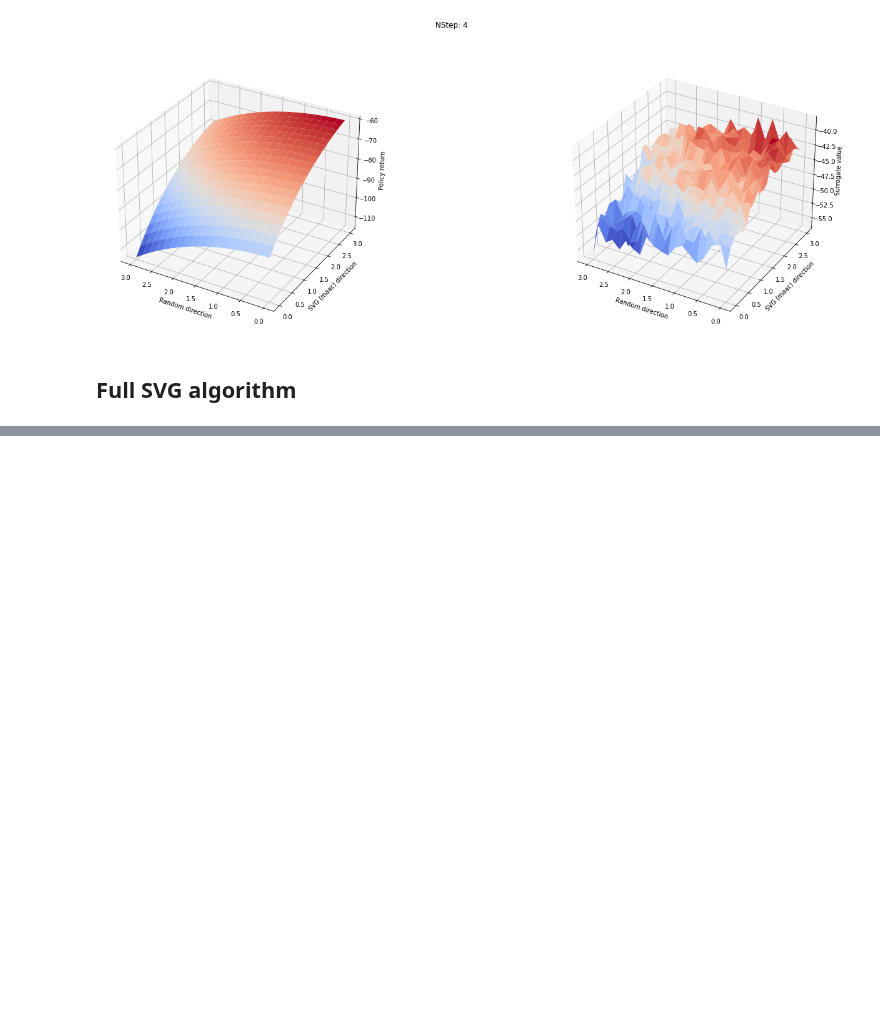
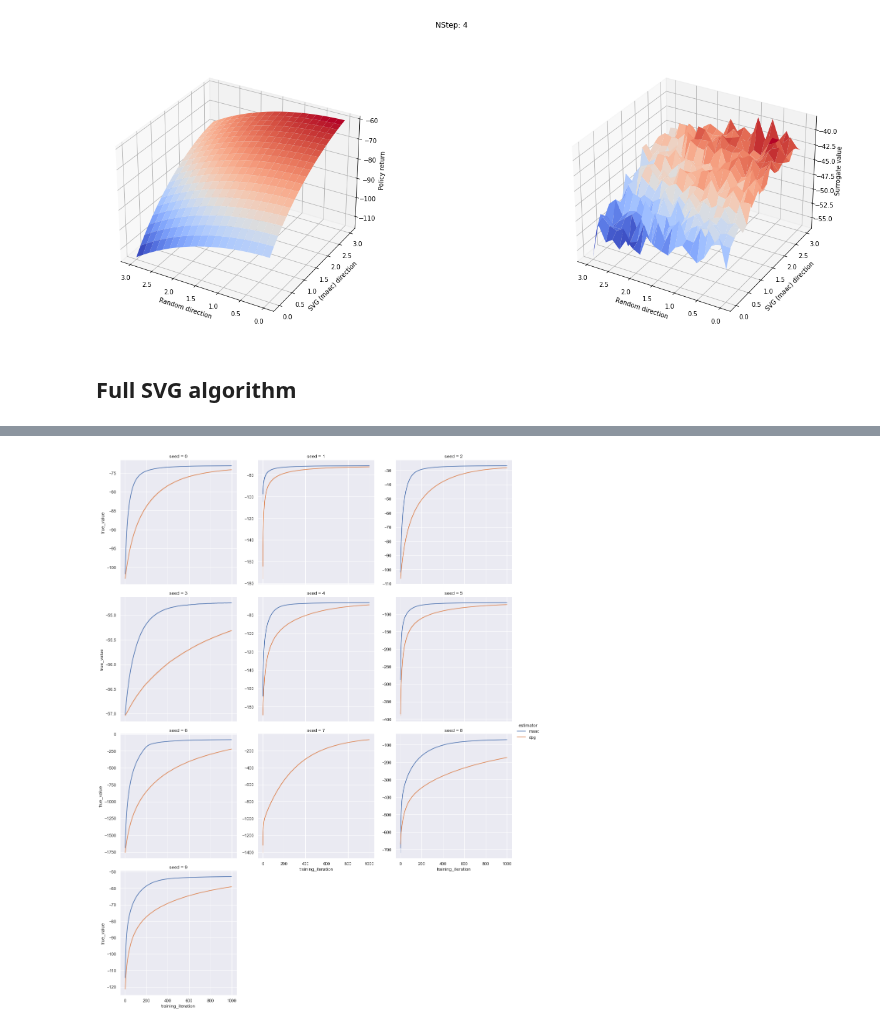
Before and after one commit to 0xangelo/LQSVG, a Jupyter notebook: experiments/dpg_vs_maac.ipynb, the cells around one changed output, grey strips where cells are left out. Cells and saved outputs as stored; diff of their text form; code cells hidden in the pictures; blank space fills up the shorter version.

```diff
--- a/experiments/dpg_vs_maac.ipynb
+++ b/experiments/dpg_vs_maac.ipynb
@@ -563,0 +564,16 @@ plt.show()
+# %%
+sns.set_theme()
+sns.relplot(
+    data=df,
+    kind="line",
+    x="training_iteration",
+    y="true_value",
+    hue="estimator",
+    col="seed",
+    col_wrap=3,
+    ci="sd",
+    facet_kws={'sharey': False, 'sharex': True},
+)
+plt.show()
+# %% [output]
+[figure, added]
```
Also changed, not shown: parts of 5 cells of this notebook.
